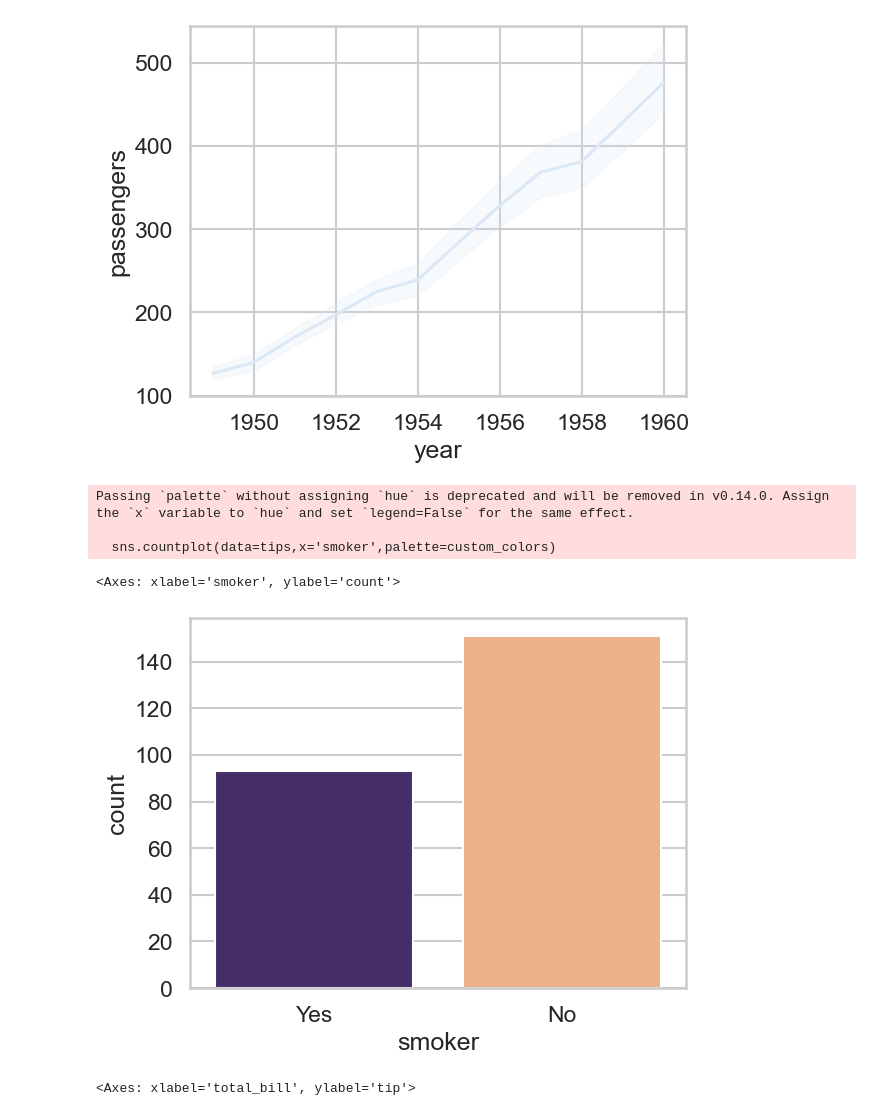
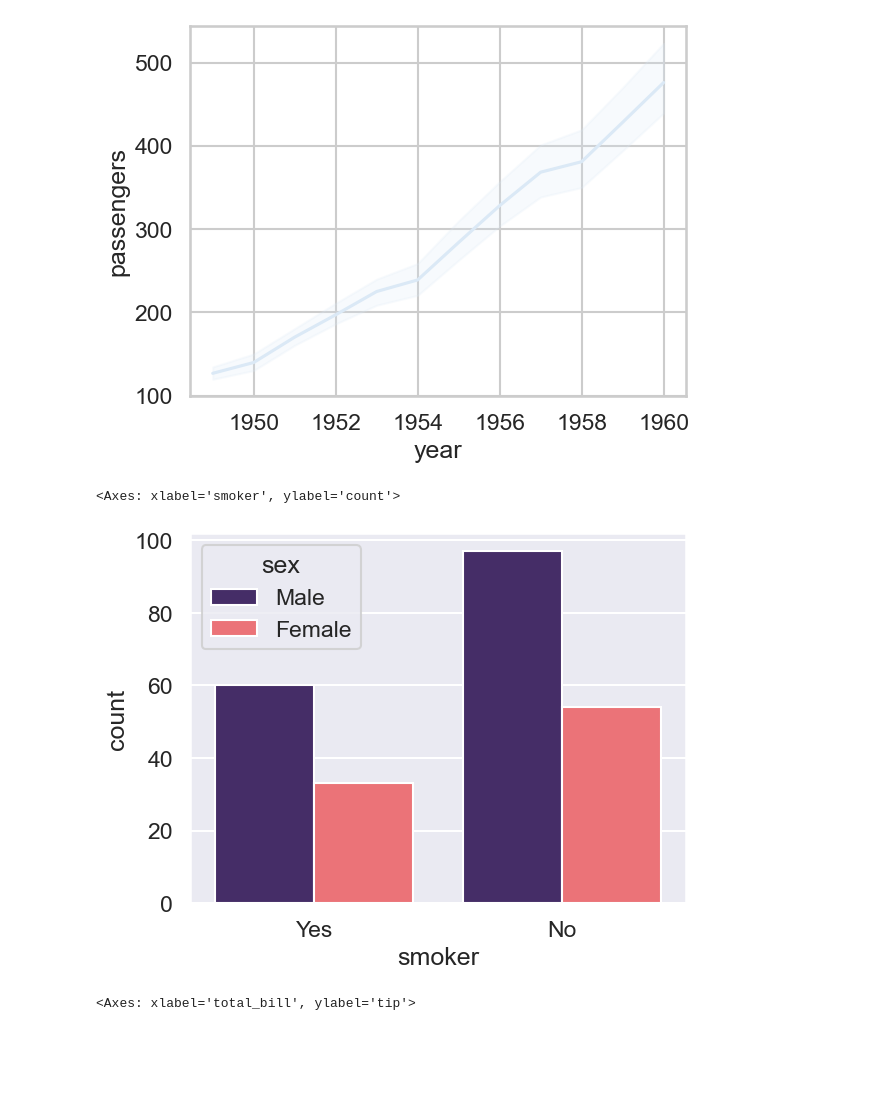
Before and after one commit to ljadithyan-boop/seaborn-works, a Jupyter notebook: homework 3 .ipynb, the cells around one changed output. Drawn from its saved outputs; the diff is of its cells as text; code cells hidden in the pictures; blank space fills up the shorter version.

```diff
--- a/homework 3 .ipynb
+++ b/homework 3 .ipynb
@@ -33,14 +33,12 @@ sns.set_palette("Blues")
 [figure]
 # %%
 
-custom_colors=['#432371',"#FAAE7B","#2ca02c"]
-sns.countplot(data=tips,x='smoker',palette=custom_colors)
+custom_colors=['#432371',"#ff5f66"]
+sns.set_style("darkgrid")
+sns.countplot(data=tips,x='smoker',palette=custom_colors,hue="sex")
 # %% [output]
-Passing `palette` without assigning `hue` is deprecated and will be removed in v0.14.0. Assign the `x` variable to `hue` and set `legend=False` for the same effect.
-
-  sns.countplot(data=tips,x='smoker',palette=custom_colors)
+<Axes: xlabel='smoker', ylabel='count'>
-<Axes: xlabel='smoker', ylabel='count'>
-[figure, old version]
+[figure, new version]
 # %%
 sns.scatterplot(data=tips,hue="time",x="total_bill",y="tip",palette="coolwarm")
 # %% [output]
```
Also changed, not shown: 4 other files.
